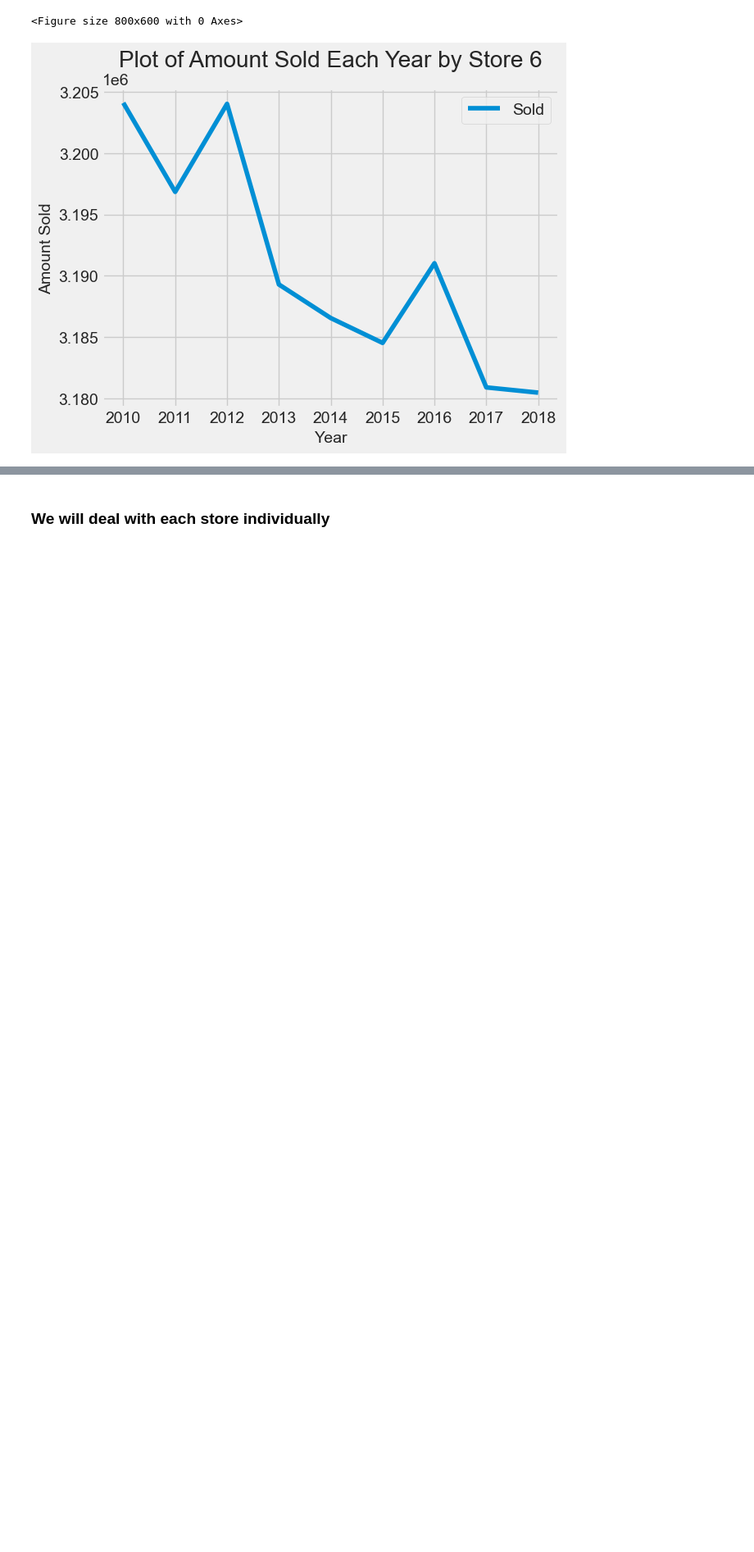
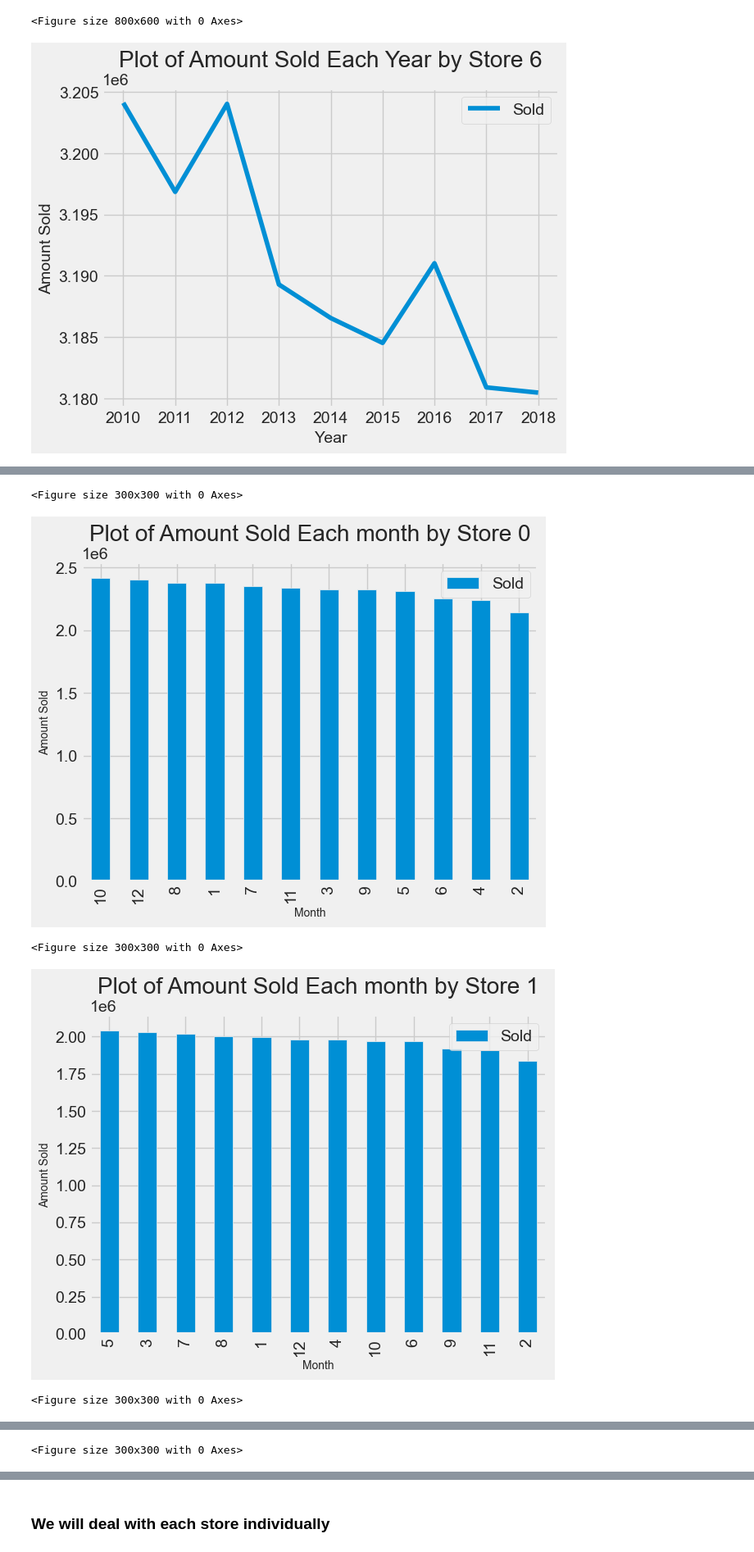
Before and after one commit to MANISH-KUMAR-CODES/forecasting-on-store-products, a Jupyter notebook: Time_Series_Forecasting_on_Store_Sales.ipynb, the cells around one changed output, grey strips where cells are left out. Shown at 82% size. Drawn from its saved outputs; the diff is of its cells as text; code cells hidden in the pictures; blank space fills up the shorter version.

```diff
--- a/Time_Series_Forecasting_on_Store_Sales.ipynb
+++ b/Time_Series_Forecasting_on_Store_Sales.ipynb
@@ -192,0 +211,27 @@ for i in range(train_df['Store'].nunique()):
+# %%
+monthly_sales = train_df.groupby(['Store','month'])['Sold'].sum().sort_values(ascending = False).reset_index()
+# %%
+def plot_storesale_month(store):
+    """
+    This function will take store type as input andcreate a dataframe for each store with thier sold values in each month .
+    Then it will plot a bar plot for that dataframe.
+    """
+    monthly_sales = pd.DataFrame(train_df.groupby(['Store','month'])['Sold'].sum().\
+                                 sort_values(ascending = False).reset_index())
+    monthly_sales_of_store = monthly_sales[monthly_sales['Store']==store]
+    plt.figure(figsize =(3,3))
+    monthly_sales_of_store.plot(kind = 'bar',x= 'month',y = 'Sold')
+    plt.title('Plot of Amount Sold Each month by Store {}'.format(store))
+    plt.xlabel('Month',fontsize=10)
+    plt.ylabel("Amount Sold",fontsize =10)
+    plt.show();
+# %%
+for i in range(train_df['Store'].nunique()):
+    plot_storesale_month(i)
+    print('')
+# %% [output]
+<Figure size 300x300 with 0 Axes>
+[figure, added]
+<Figure size 300x300 with 0 Axes>
+[figure, added]
+<Figure size 300x300 with 0 Axes>
@@ -192,0 +239 @@ for i in range(train_df['Store'].nunique()):
+<Figure size 300x300 with 0 Axes>
```
Also changed, not shown: parts of 4 cells of this notebook.
